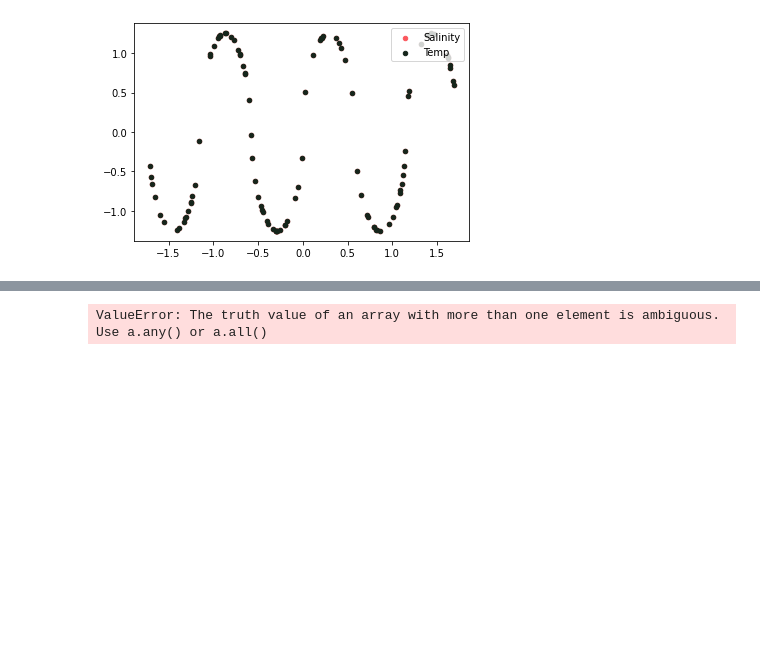
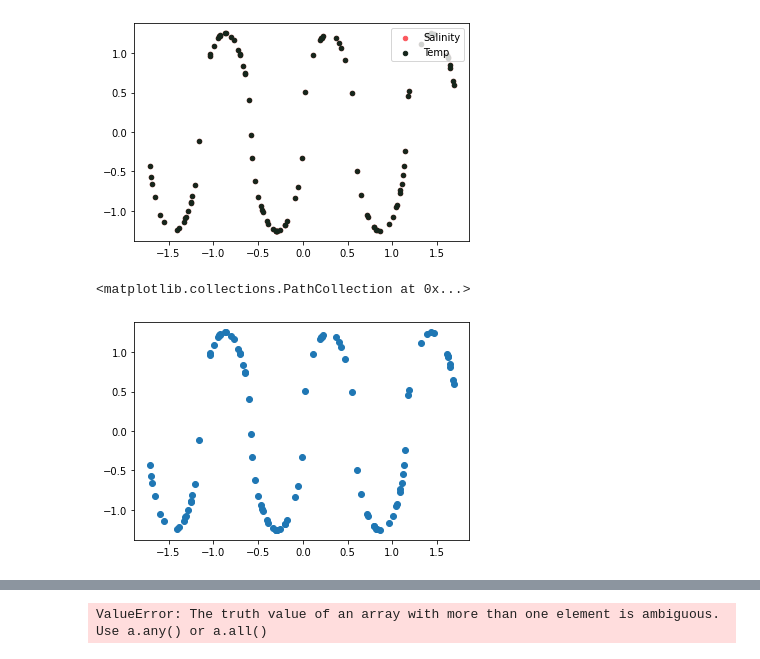
Before and after one commit to CompClimate/AMOC_XAI, a Jupyter notebook: stommel_shap_salinity_temp.ipynb, the cells around one changed output, grey strips where cells are left out. Cells and saved outputs as stored; diff of their text form; code cells hidden in the pictures; blank space fills up the shorter version.

```diff
--- a/stommel_shap_salinity_temp.ipynb
+++ b/stommel_shap_salinity_temp.ipynb
@@ -271,3 +271,8 @@ for x in transformed_X:
     DeltaT = x[2]
     DeltaS = x[1]
     qvals.append(-k*(-alpha*DeltaT + beta*DeltaS))
+# %%
+plt.scatter(X_val100[:, 0], X_val100[:, 1])
+# %% [output]
+<matplotlib.collections.PathCollection at 0x...>
+[figure, added]
```
Also changed, not shown: parts of 11 cells of this notebook.
